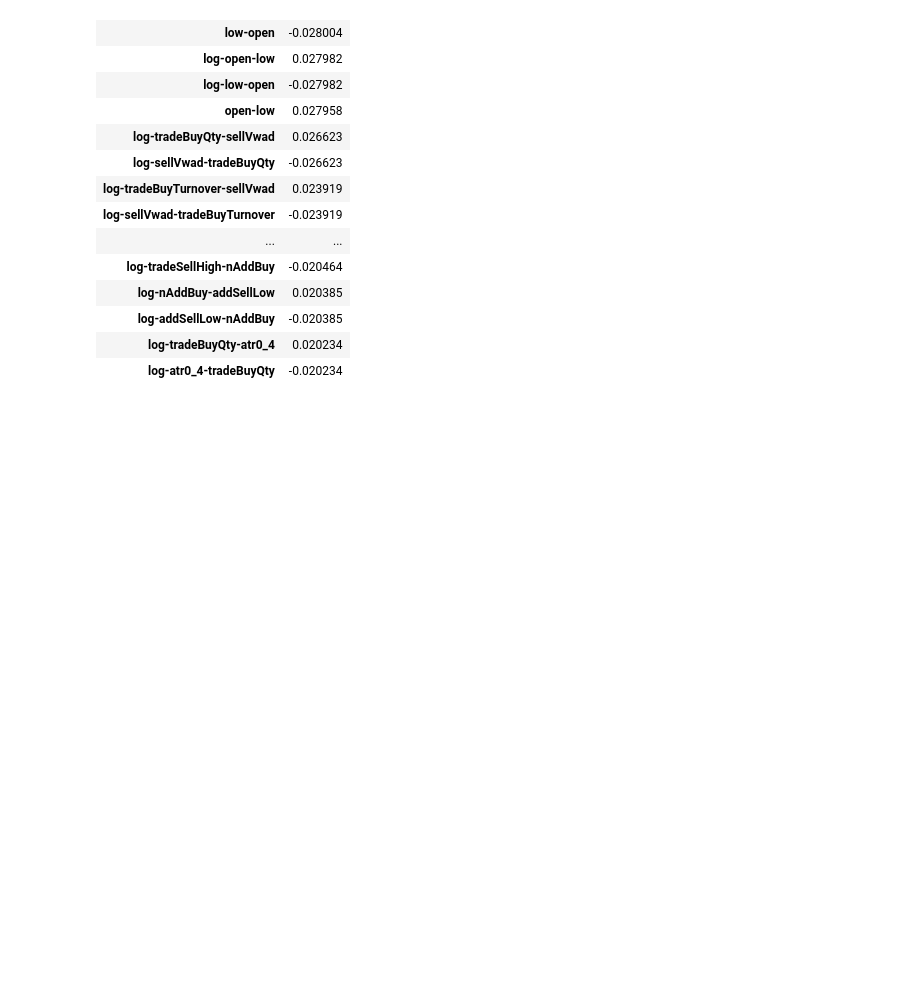
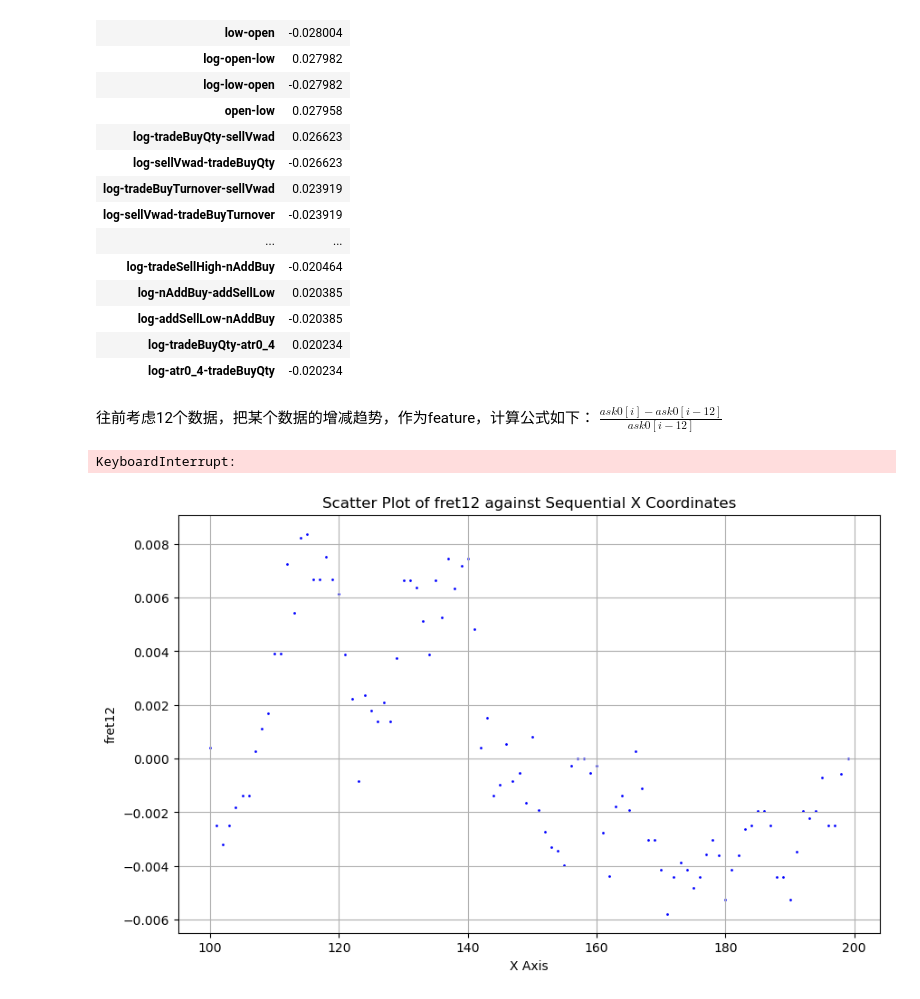
Before and after one commit to hujingbin1/Machine_Learning, a Jupyter notebook: meow/step1_data_analyises/da.ipynb, the cells around one changed output. Cells and saved outputs as stored; diff of their text form; code cells hidden in the pictures; blank space fills up the shorter version.

```diff
--- a/meow/step1_data_analyises/da.ipynb
+++ b/meow/step1_data_analyises/da.ipynb
@@ -374,0 +369,3 @@ with open("feature-create.txt","w") as f:
+# %% [markdown]
+往前考虑12个数据，把某个数据的增减趋势，作为feature，计算公式如下：
+$\frac{ask0[i]-ask0[i-12]}{ask0[i-12]}$
@@ -374,0 +479,36 @@ with open("feature-create.txt","w") as f:
+# %%
+import matplotlib.pyplot as plt
+date = 20230601
+path = "../dataset/csv/" + str(date) + ".csv"
+df = pd.read_csv(path)
+df =dealDataFrame(df)
+
+
+# 假设df是你的DataFrame
+y_values = df['fret12'].tolist()
+x_values = range(0,len(y_values))  # 横坐标值
+
+plt.figure(figsize=(10, 6))  # 设置图表大小
+plt.scatter(x_values, y_values, color='blue')  # 绘制散点图
+plt.xlabel('X Axis')  # 设置x轴标签
+plt.ylabel('fret12')  # 设置y轴标签
+plt.title('Scatter Plot of fret12 against Sequential X Coordinates')  # 设置图表标题
+plt.grid(True)  # 显示网格
+plt.xticks(x_values)  # 确保x轴显示指定的刻度
+plt.show()  # 显示图表
+# %% [output]
+KeyboardInterrupt:
+# %%
+y_values = df['fret12'].tolist()
+# y_values = y_values[::10]
+x_values = range(0,len(y_values))
+plt.figure(figsize=(10, 6))  # 设置图表大小
+plt.scatter(x_values[100:200], y_values[100:200], color='blue',s=1)  # 绘制散点图
+plt.xlabel('X Axis')  # 设置x轴标签
+plt.ylabel('fret12')  # 设置y轴标签
+plt.title('Scatter Plot of fret12 against Sequential X Coordinates')  # 设置图表标题
+plt.grid(True)  # 显示网格
+# plt.xticks(x_values)  # 确保x轴显示指定的刻度
+plt.show()  # 显示图表
+# %% [output]
+[figure, added]
```
Also changed, not shown: parts of 4 cells of this notebook, 3 other files.
